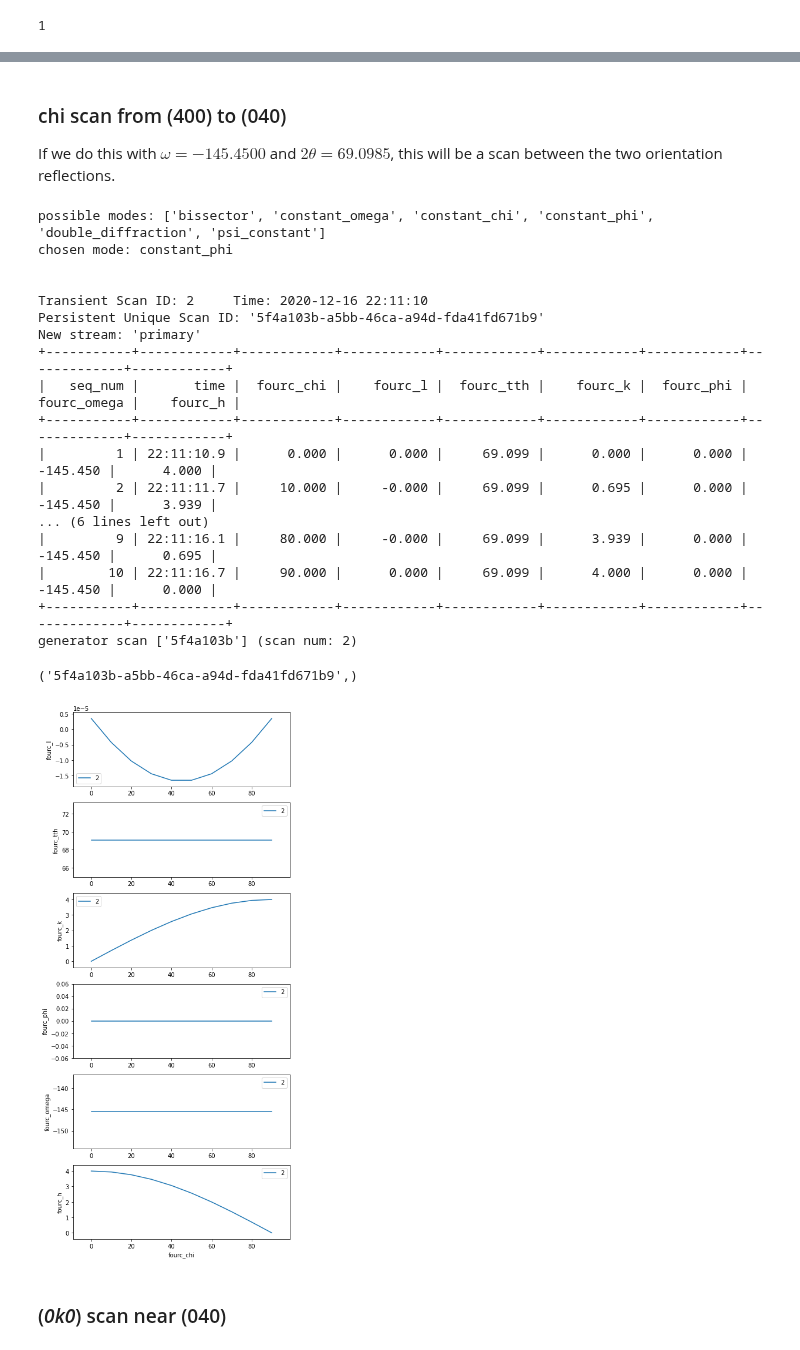
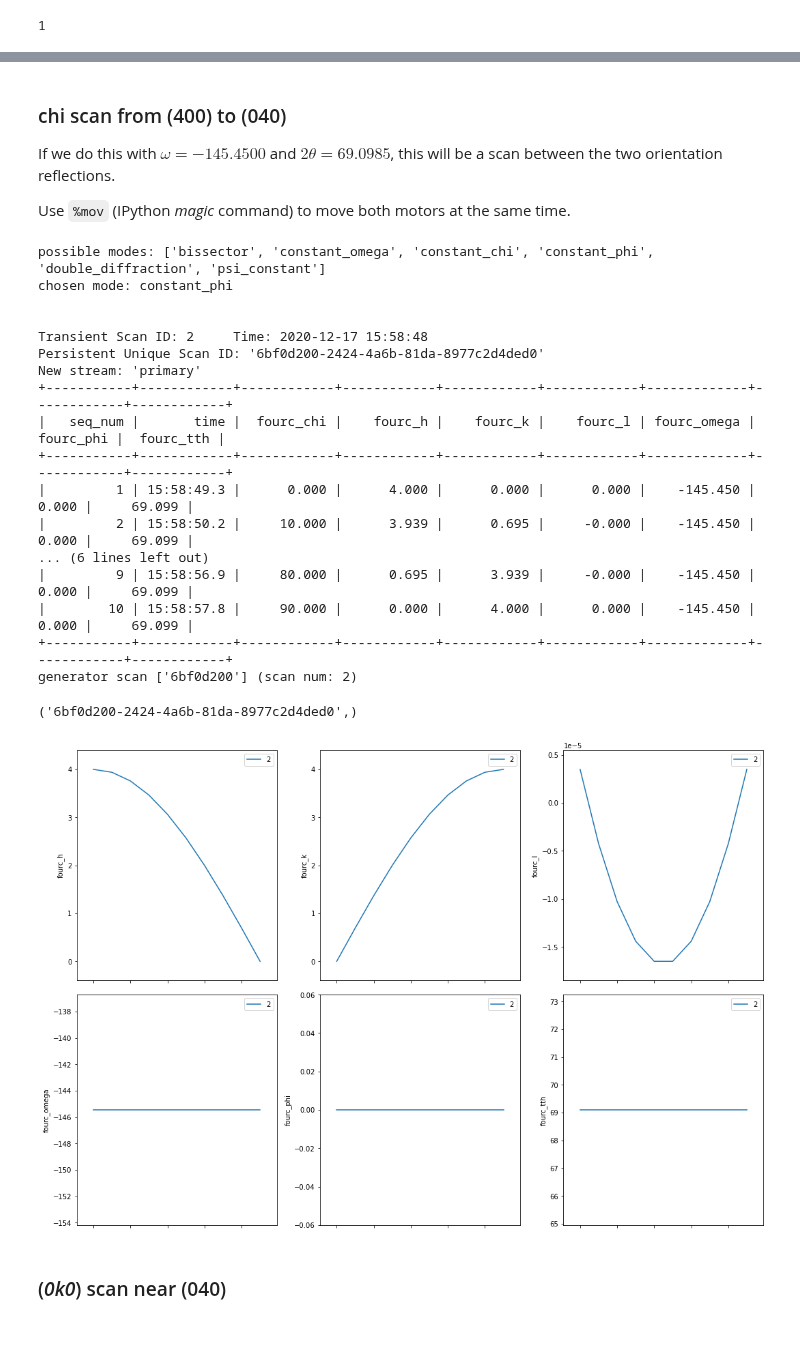
Before and after one commit to bluesky/hklpy, a Jupyter notebook: examples/geo_e4cv.ipynb, the cells around one changed output, grey strips where cells are left out. Cells and saved outputs as stored; diff of their text form; code cells hidden in the pictures.

```diff
--- a/examples/geo_e4cv.ipynb
+++ b/examples/geo_e4cv.ipynb
@@ -347,35 +356,36 @@ generator scan ['3f35ebdb'] (scan num: 1)
 ### chi scan from (400) to (040)
 
 If we do this with $\omega=-145.4500$ and $2\theta=69.0985$, this will be a scan between the two orientation reflections.
+
+Use `%mov` (IPython *magic* command) to move both motors at the same time.
 # %%
 print("possible modes:", fourc.calc.engine.modes)
 print("chosen mode:", fourc.calc.engine.mode)
 
 # same as orientation reflections
-fourc.omega.move(-145.4500)
-fourc.tth.move(69.0985)
+%mov fourc.omega -145.4500 fourc.tth 69.0985
 
-RE(bp.scan([fourc.h, fourc.k, fourc.l, fourc.omega, fourc.chi, fourc.phi, fourc.tth], fourc.chi, 0, 90, 10))
+RE(bp.scan([fourc], fourc.chi, 0, 90, 10))
 # %% [output]
 possible modes: ['bissector', 'constant_omega', 'constant_chi', 'constant_phi', 'double_diffraction', 'psi_constant']
 chosen mode: constant_phi
 
 
-Transient Scan ID: 2     Time: 2020-12-16 22:11:10
-Persistent Unique Scan ID: '5f4a103b-a5bb-46ca-a94d-fda41fd671b9'
+Transient Scan ID: 2     Time: 2020-12-17 15:58:48
+Persistent Unique Scan ID: '6bf0d200-2424-4a6b-81da-8977c2d4ded0'
 New stream: 'primary'
-+-----------+------------+------------+------------+------------+------------+------------+-------------+------------+
-|   seq_num |       time |  fourc_chi |    fourc_l |  fourc_tth |    fourc_k |  fourc_phi | fourc_omega |    fourc_h |
-+-----------+------------+------------+------------+------------+------------+------------+-------------+------------+
-|         1 | 22:11:10.9 |      0.000 |      0.000 |     69.099 |      0.000 |      0.000 |    -145.450 |      4.000 |
-|         2 | 22:11:11.7 |     10.000 |     -0.000 |     69.099 |      0.695 |      0.000 |    -145.450 |      3.939 |
++-----------+------------+------------+------------+------------+------------+-------------+------------+------------+
+|   seq_num |       time |  fourc_chi |    fourc_h |    fourc_k |    fourc_l | fourc_omega |  fourc_phi |  fourc_tth |
++-----------+------------+------------+------------+------------+------------+-------------+------------+------------+
+|         1 | 15:58:49.3 |      0.000 |      4.000 |      0.000 |      0.000 |    -145.450 |      0.000 |     69.099 |
+|         2 | 15:58:50.2 |     10.000 |      3.939 |      0.695 |     -0.000 |    -145.450 |      0.000 |     69.099 |
 ... (6 lines left out)
-|         9 | 22:11:16.1 |     80.000 |     -0.000 |     69.099 |      3.939 |      0.000 |    -145.450 |      0.695 |
-|        10 | 22:11:16.7 |     90.000 |      0.000 |     69.099 |      4.000 |      0.000 |    -145.450 |      0.000 |
-+-----------+------------+------------+------------+------------+------------+------------+-------------+------------+
-generator scan ['5f4a103b'] (scan num: 2)
+|         9 | 15:58:56.9 |     80.000 |      0.695 |      3.939 |     -0.000 |    -145.450 |      0.000 |     69.099 |
+|        10 | 15:58:57.8 |     90.000 |      0.000 |      4.000 |      0.000 |    -145.450 |      0.000 |     69.099 |
++-----------+------------+------------+------------+------------+------------+-------------+------------+------------+
+generator scan ['6bf0d200'] (scan num: 2)
-('5f4a103b-a5bb-46ca-a94d-fda41fd671b9',)
+('6bf0d200-2424-4a6b-81da-8977c2d4ded0',)
-[figure, old version]
+[figure, new version]
 # %% [markdown]
 ### (_0k0_) scan near (040)
 # %%
```
Also changed, not shown: parts of 7 cells of this notebook, 2 other files.
